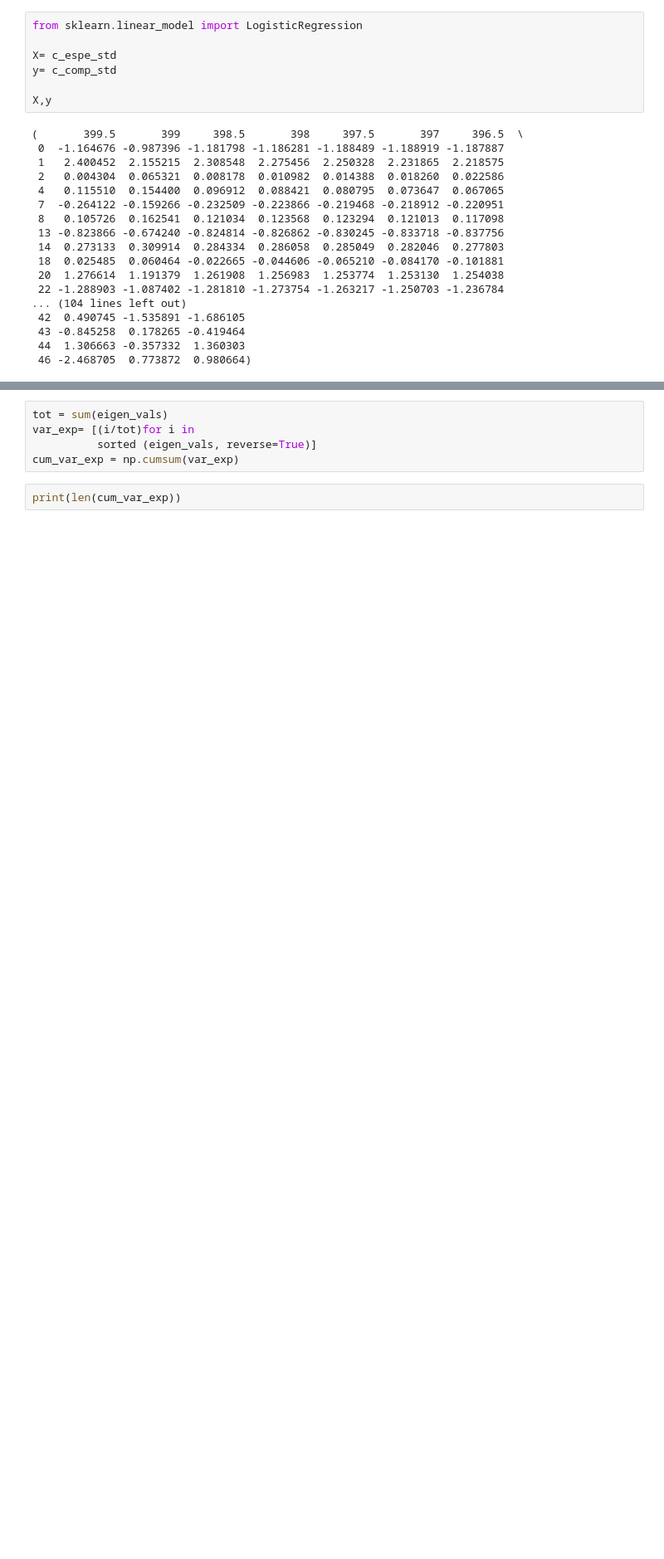
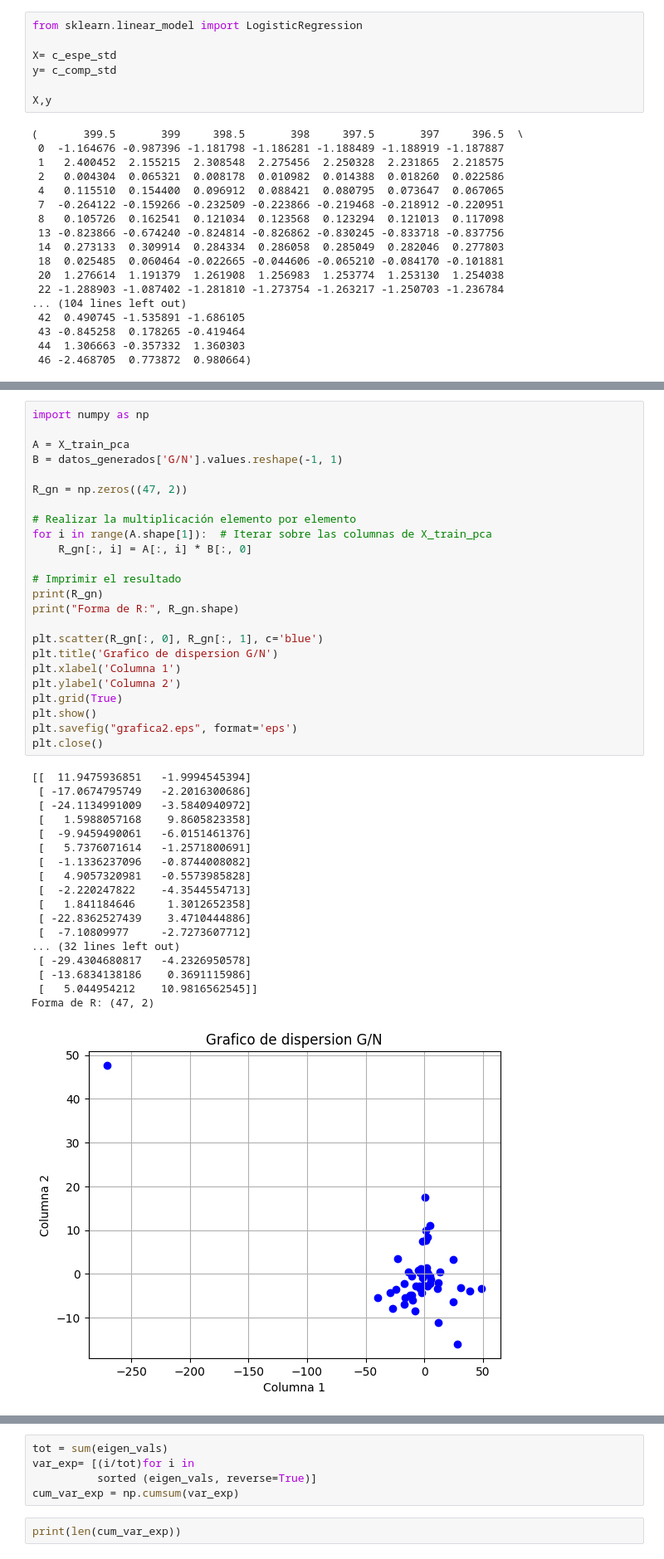
Before and after one commit to Borys1no/Borys1no, a Jupyter notebook: oil.ipynb, the cells around one changed output, grey strips where cells are left out. Shown at 83% size. Saved outputs shown, nothing was run; the diff lists cells and outputs as text; blank space fills up the shorter version.

```diff
--- a/oil.ipynb
+++ b/oil.ipynb
@@ -235,0 +613,43 @@ print(X_train_std)
+# %%
+import numpy as np
+
+A = X_train_pca
+B = datos_generados['G/N'].values.reshape(-1, 1)
+
+R_gn = np.zeros((47, 2))
+
+# Realizar la multiplicación elemento por elemento
+for i in range(A.shape[1]):  # Iterar sobre las columnas de X_train_pca
+    R_gn[:, i] = A[:, i] * B[:, 0]
+
+# Imprimir el resultado
+print(R_gn)
+print("Forma de R:", R_gn.shape)
+
+plt.scatter(R_gn[:, 0], R_gn[:, 1], c='blue')
+plt.title('Grafico de dispersion G/N')
+plt.xlabel('Columna 1')
+plt.ylabel('Columna 2')
+plt.grid(True)
+plt.show()
+plt.savefig("grafica2.eps", format='eps')
+plt.close()
+# %% [output]
+[[  11.9475936851   -1.9994545394]
+ [ -17.0674795749   -2.2016300686]
+ [ -24.1134991009   -3.5840940972]
+ [   1.5988057168    9.8605823358]
+ [  -9.9459490061   -6.0151461376]
+ [   5.7376071614   -1.2571800691]
+ [  -1.1336237096   -0.8744008082]
+ [   4.9057320981   -0.5573985828]
+ [  -2.220247822    -4.3544554713]
+ [   1.841184646     1.3012652358]
+ [ -22.8362527439    3.4710444886]
+ [  -7.10809977     -2.7273607712]
+... (32 lines left out)
+ [ -29.4304680817   -4.2326950578]
+ [ -13.6834138186    0.3691115986]
+ [   5.044954212    10.9816562545]]
+Forma de R: (47, 2)
+[figure, added]
```
Also changed, not shown: parts of 58 cells of this notebook.
